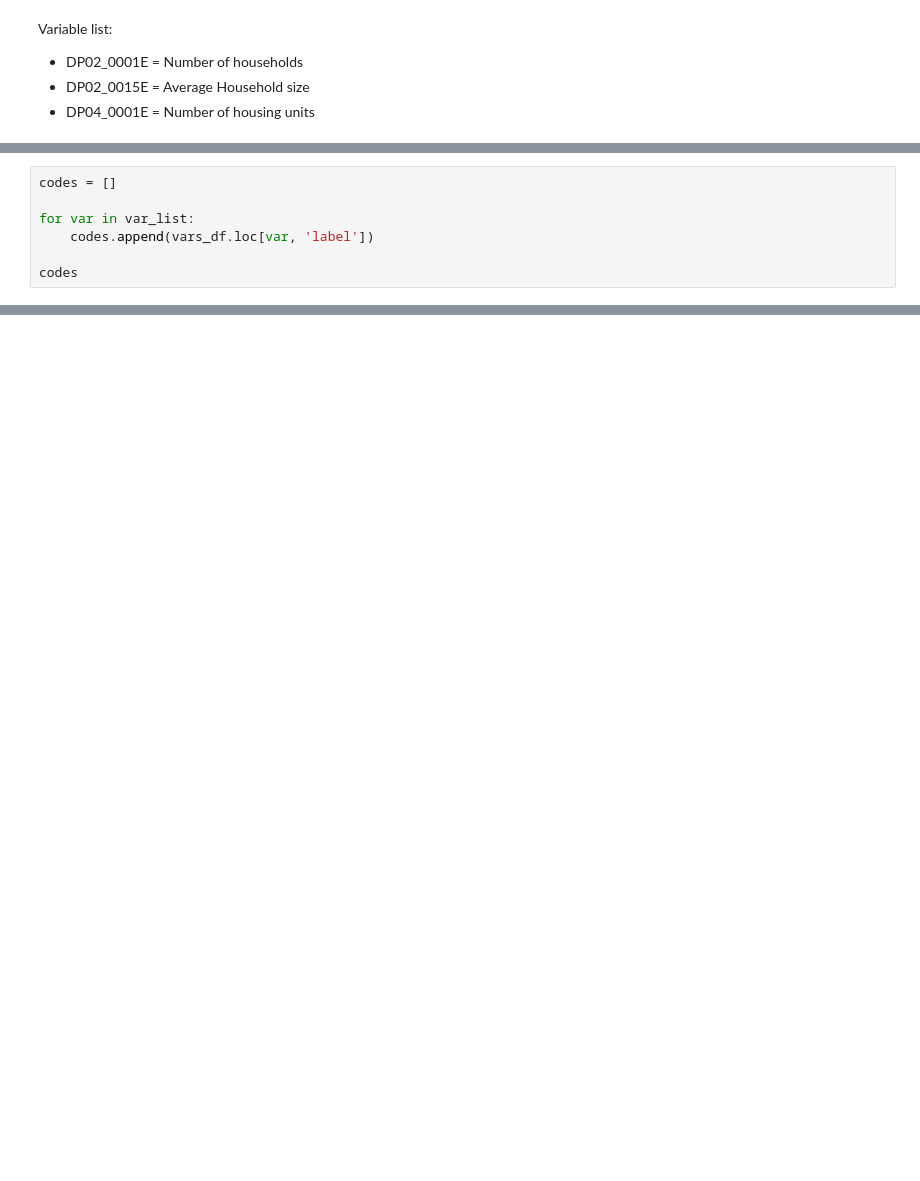
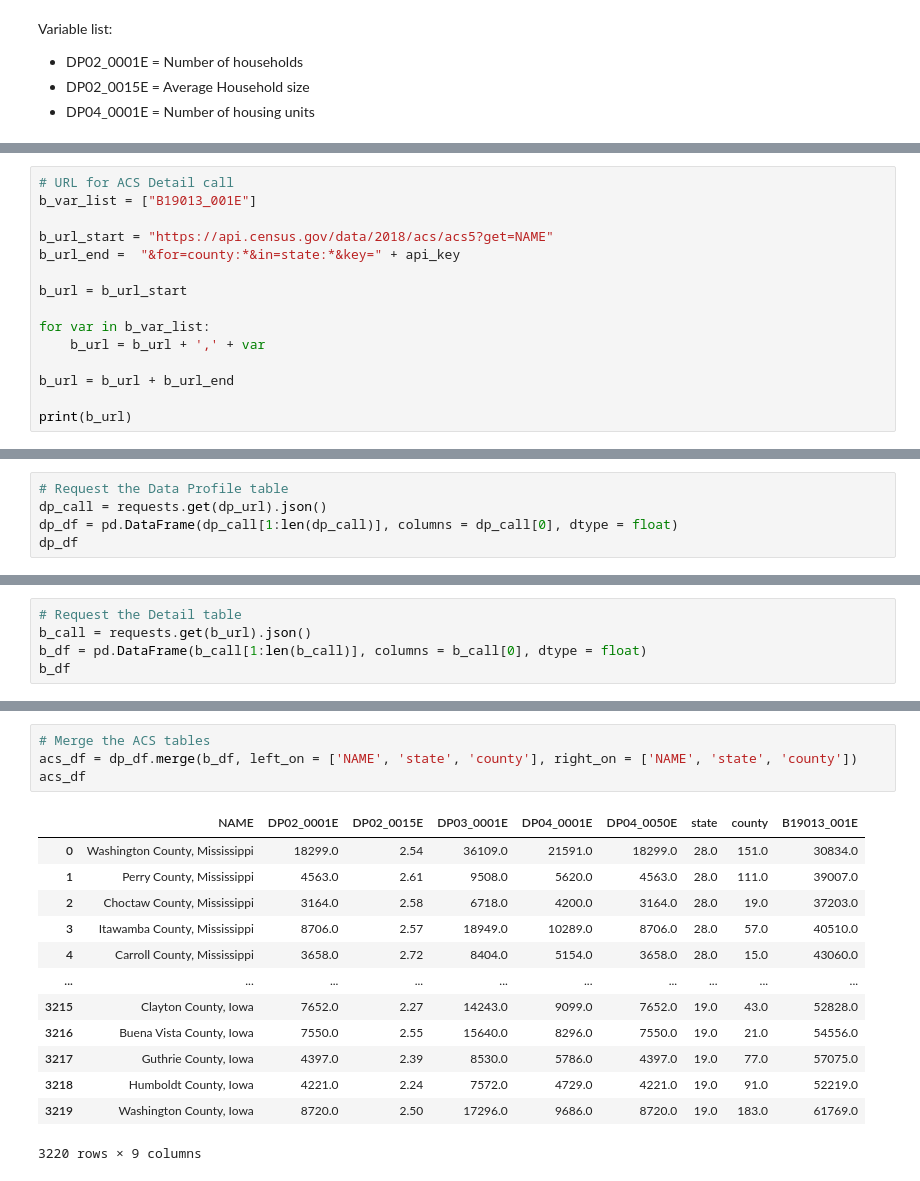
Before and after one commit to raywhelan01/Housing_Final_Project, a Jupyter notebook: housing_script.ipynb, the cells around one changed output, grey strips where cells are left out. Drawn from its saved outputs; the diff is of its cells as text; blank space fills up the shorter version.

```diff
--- a/housing_script.ipynb
+++ b/housing_script.ipynb
@@ -60,7 +85,0 @@ https://api.census.gov/data/2018/acs/acs5/profile?get=DP02_0001E,DP02_0015E,DP03
-# %%
-codes = []
-
-for var in var_list:
-    codes.append(vars_df.loc[var, 'label'])
-
-codes
@@ -214,0 +86,15 @@ county65plus
+# %%
+# URL for ACS Detail call
+b_var_list = ["B19013_001E"]
+
+b_url_start = "https://api.census.gov/data/2018/acs/acs5?get=NAME"
+b_url_end =  "&for=county:*&in=state:*&key=" + api_key
+
+b_url = b_url_start
+
+for var in b_var_list:
+    b_url = b_url + ',' + var
+
+b_url = b_url + b_url_end
+
+print(b_url)
@@ -214,0 +117,5 @@ county65plus
+# %%
+# Request the Data Profile table
+dp_call = requests.get(dp_url).json()
+dp_df = pd.DataFrame(dp_call[1:len(dp_call)], columns = dp_call[0], dtype = float)
+dp_df
@@ -214,0 +136,5 @@ county65plus
+# %%
+# Request the Detail table
+b_call = requests.get(b_url).json()
+b_df = pd.DataFrame(b_call[1:len(b_call)], columns = b_call[0], dtype = float)
+b_df
@@ -214,0 +155,18 @@ county65plus
+# %%
+# Merge the ACS tables
+acs_df = dp_df.merge(b_df, left_on = ['NAME', 'state', 'county'], right_on = ['NAME', 'state', 'county'])
+acs_df
+# %% [output]
+|  | NAME | DP02_0001E | DP02_0015E | DP03_0001E | DP04_0001E | DP04_0050E | state | county | B19013_001E |
+| 0 | Washington County, Mississippi | 18299.0 | 2.54 | 36109.0 | 21591.0 | 18299.0 | 28.0 | 151.0 | 30834.0 |
+| 1 | Perry County, Mississippi | 4563.0 | 2.61 | 9508.0 | 5620.0 | 4563.0 | 28.0 | 111.0 | 39007.0 |
+| 2 | Choctaw County, Mississippi | 3164.0 | 2.58 | 6718.0 | 4200.0 | 3164.0 | 28.0 | 19.0 | 37203.0 |
+| 3 | Itawamba County, Mississippi | 8706.0 | 2.57 | 18949.0 | 10289.0 | 8706.0 | 28.0 | 57.0 | 40510.0 |
+| 4 | Carroll County, Mississippi | 3658.0 | 2.72 | 8404.0 | 5154.0 | 3658.0 | 28.0 | 15.0 | 43060.0 |
+| ... | ... | ... | ... | ... | ... | ... | ... | ... | ... |
+| 3215 | Clayton County, Iowa | 7652.0 | 2.27 | 14243.0 | 9099.0 | 7652.0 | 19.0 | 43.0 | 52828.0 |
+| 3216 | Buena Vista County, Iowa | 7550.0 | 2.55 | 15640.0 | 8296.0 | 7550.0 | 19.0 | 21.0 | 54556.0 |
+| 3217 | Guthrie County, Iowa | 4397.0 | 2.39 | 8530.0 | 5786.0 | 4397.0 | 19.0 | 77.0 | 57075.0 |
+| 3218 | Humboldt County, Iowa | 4221.0 | 2.24 | 7572.0 | 4729.0 | 4221.0 | 19.0 | 91.0 | 52219.0 |
+| 3219 | Washington County, Iowa | 8720.0 | 2.50 | 17296.0 | 9686.0 | 8720.0 | 19.0 | 183.0 | 61769.0 |
+3220 rows × 9 columns
```
Also changed, not shown: parts of 25 cells of this notebook, 3 other files.
